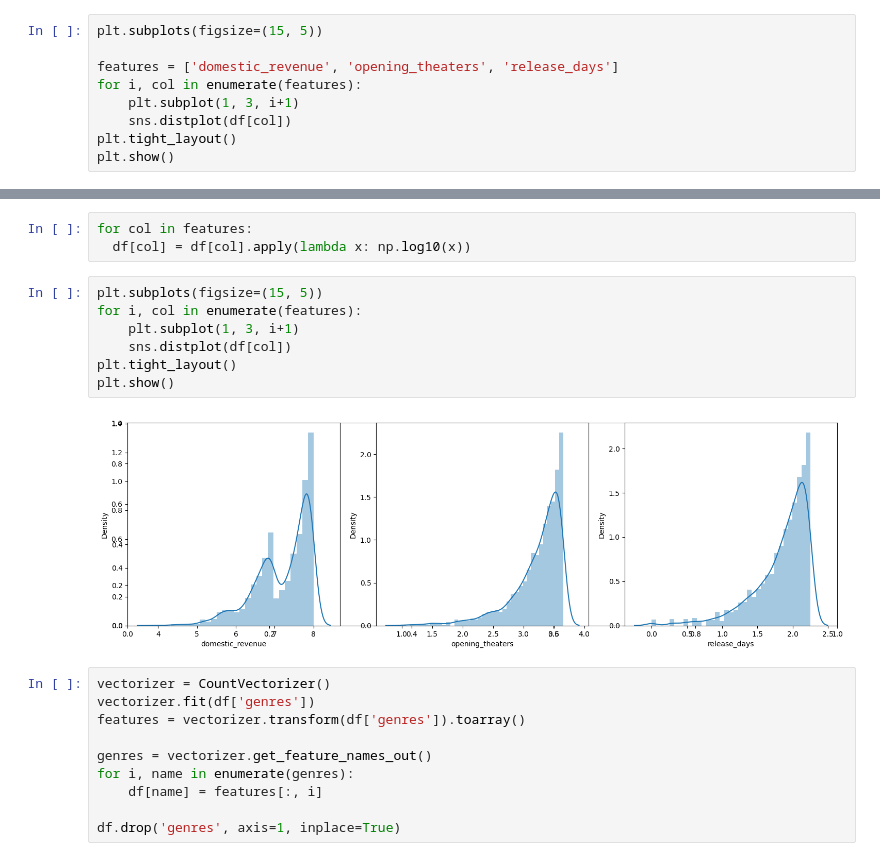
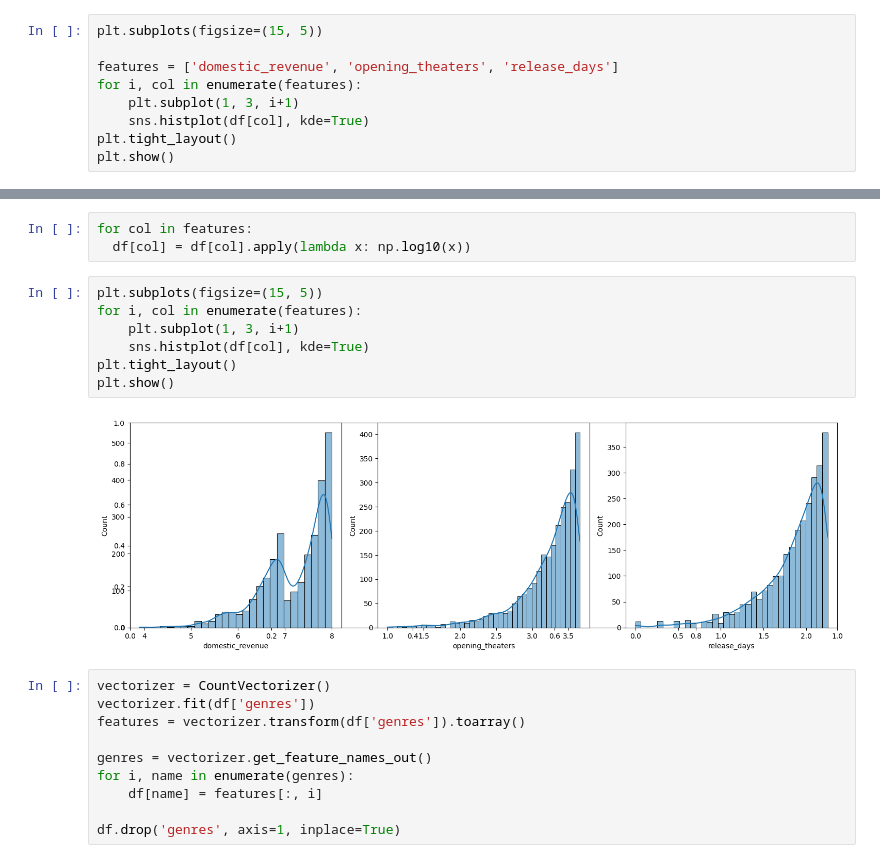
Before and after one commit to Shakiran-Nannyombi/Shakiran-Nannyombi-Recess, a Jupyter notebook: Machine_learning/class/LinearRegression.ipynb, the cells around one changed output, grey strips where cells are left out. Saved outputs shown, nothing was run; the diff lists cells and outputs as text.

```diff
--- a/Machine_learning/class/LinearRegression.ipynb
+++ b/Machine_learning/class/LinearRegression.ipynb
@@ -168,7 +216,7 @@ plt.subplots(figsize=(15, 5))
 features = ['domestic_revenue', 'opening_theaters', 'release_days']
 for i, col in enumerate(features):
 	plt.subplot(1, 3, i+1)
-	sns.distplot(df[col])
+	sns.histplot(df[col], kde=True)
 plt.tight_layout()
 plt.show()
 # %% [output]
@@ -188,12 +236,12 @@ for col in features:
 # %%
 plt.subplots(figsize=(15, 5))
 for i, col in enumerate(features):
 	plt.subplot(1, 3, i+1)
-	sns.distplot(df[col])
+	sns.histplot(df[col], kde=True)
 plt.tight_layout()
 plt.show()
 # %% [output]
-[figure, old version]
+[figure, new version]
 # %%
 vectorizer = CountVectorizer()
 vectorizer.fit(df['genres'])
```
Also changed, not shown: parts of 9 cells of this notebook, 13 other files.
